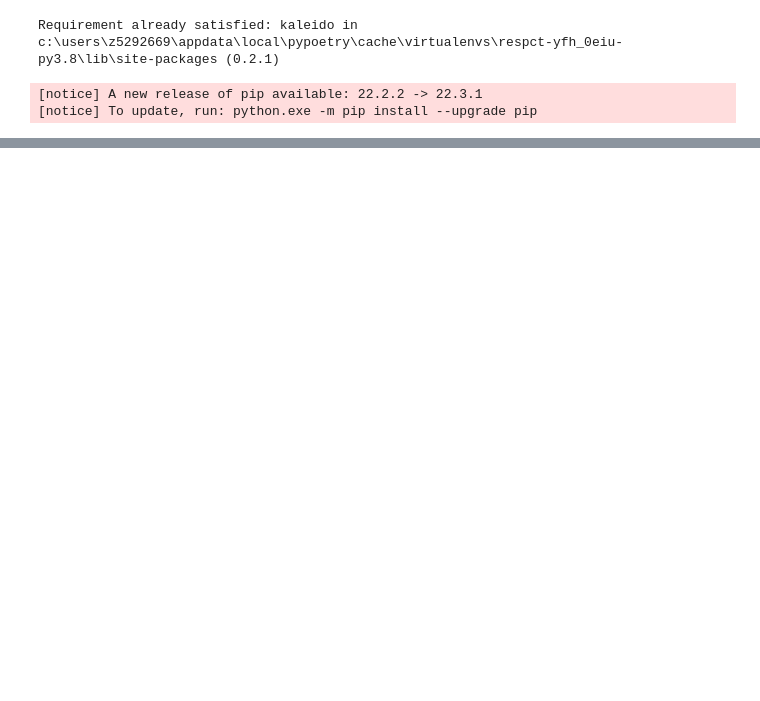
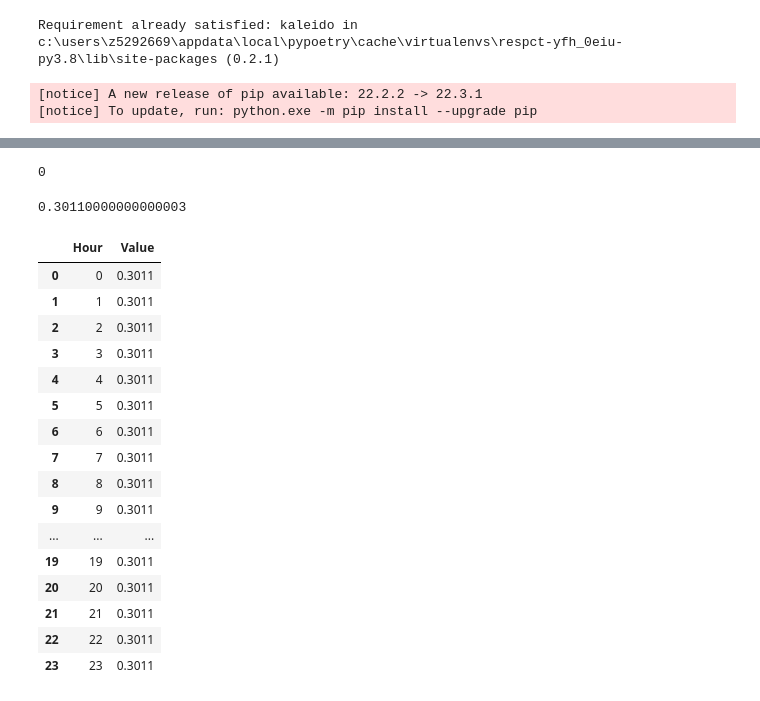
Before and after one commit to ShayanNaderi/PrecoolTool, a Jupyter notebook: testfeatures.ipynb, the cells around one changed output, grey strips where cells are left out. Saved outputs shown, nothing was run; the diff lists cells and outputs as text; code cells hidden in the pictures; blank space fills up the shorter version.

Commit message:
new tariff structure is tested in jupyter file

```diff
--- a/testfeatures.ipynb
+++ b/testfeatures.ipynb
@@ -57,3 +57,8 @@ fig = ff.create_table(df, height_constant=60)
 fig.show()
 # %% [output]
 [interactive output not drawn]
+# %%
+import pandas as pd
+json = pd.read_json("RetailTariffs.json")
+tariff_dicts = json.Tariffs[0]
+len(tariff_dicts)
@@ -59,0 +116,54 @@ fig.show()
+# %%
+tariff_dicts[0]['Parameters']["FiT"]["Value"]
+# %% [output]
+0
+# %%
+tariff_dicts[0]['Parameters']["FlatRate"]["Value"]
+# %% [output]
+0.30110000000000003
+# %%
+df = pd.DataFrame()
+df["Hour"] = [0,1,2,3,4,5,6,7,8,9,10,11,12,13,14,15,16,17,18,19,20,21,22,23]
+
+i = 20
+if tariff_dicts[i]["Type"] == "TOU":
+    off_peak_rate = tariff_dicts[i]['Parameters']["TOU"]["Off Peak Weekdays"]["Value"]
+    peak_intervals = tariff_dicts[i]['Parameters']["TOU"]["Peak Weekdays"]["TimeIntervals"]
+    peak_rate = tariff_dicts[i]['Parameters']["TOU"]["Peak Weekdays"]["Value"]
+    shoulder_rate = tariff_dicts[i]['Parameters']["TOU"]["Shoulder Weekdays"]["Value"]
+    shoulder_intervals = tariff_dicts[i]['Parameters']["TOU"]["Shoulder Weekdays"]["TimeIntervals"]
+
+    df["Value"] = off_peak_rate
+    for key in shoulder_intervals.keys():
+        start = pd.to_datetime(shoulder_intervals[key][0]).hour
+        end = pd.to_datetime(shoulder_intervals[key][1]).hour
+        df.loc[(df["Hour"]<end)&(df["Hour"]>=start),"Value"] = shoulder_rate
+        print(start, end)
+    for key in peak_intervals.keys():
+        start = pd.to_datetime(peak_intervals[key][0]).hour
+        end = pd.to_datetime(peak_intervals[key][1]).hour
+        df.loc[(df["Hour"]<end)&(df["Hour"]>=start),"Value"] = peak_rate
+        print(start, end)
+elif tariff_dicts[i]["Type"] == "Single_Rate":
+    flat_rate = tariff_dicts[0]["Parameters"]["FlatRate"]["Value"]
+    df["Value"] = flat_rate
+
+df
+# %% [output]
+|  | Hour | Value |
+| 0 | 0 | 0.3011 |
+| 1 | 1 | 0.3011 |
+| 2 | 2 | 0.3011 |
+| 3 | 3 | 0.3011 |
+| 4 | 4 | 0.3011 |
+| 5 | 5 | 0.3011 |
+| 6 | 6 | 0.3011 |
+| 7 | 7 | 0.3011 |
+| 8 | 8 | 0.3011 |
+| 9 | 9 | 0.3011 |
+| ... | ... | ... |
+| 19 | 19 | 0.3011 |
+| 20 | 20 | 0.3011 |
+| 21 | 21 | 0.3011 |
+| 22 | 22 | 0.3011 |
+| 23 | 23 | 0.3011 |
```
Also changed, not shown: parts of 7 cells of this notebook, 5 other files.
